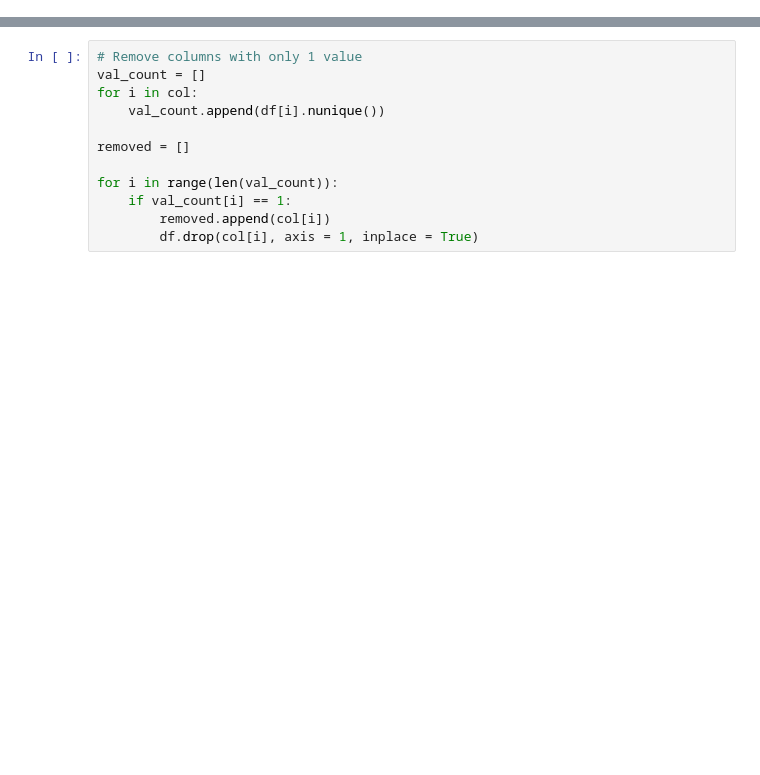
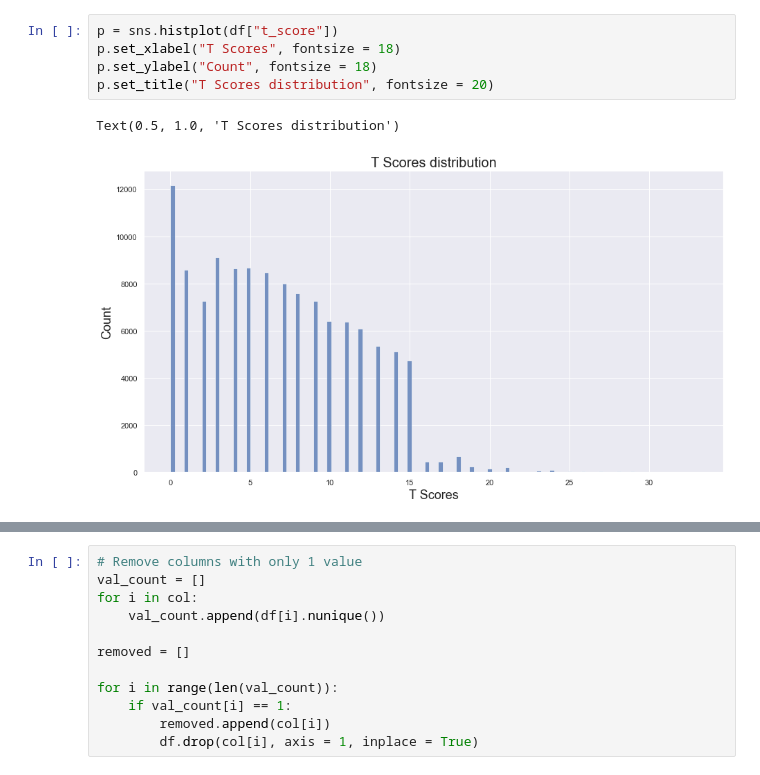
Before and after one commit to vutruong99/CSGO-Round-Winner-Classifier, a Jupyter notebook: cs-go-round-winner-classification-random-forest.ipynb, the cells around one changed output, grey strips where cells are left out. Drawn from its saved outputs; the diff is of its cells as text; blank space fills up the shorter version.

```diff
--- a/cs-go-round-winner-classification-random-forest.ipynb
+++ b/cs-go-round-winner-classification-random-forest.ipynb
@@ -29,0 +172,8 @@ df
+# %%
+p = sns.histplot(df["t_score"])
+p.set_xlabel("T Scores", fontsize = 18)
+p.set_ylabel("Count", fontsize = 18)
+p.set_title("T Scores distribution", fontsize = 20)
+# %% [output]
+Text(0.5, 1.0, 'T Scores distribution')
+[figure, added]
```
Also changed, not shown: parts of 70 cells of this notebook, 5 other files.
